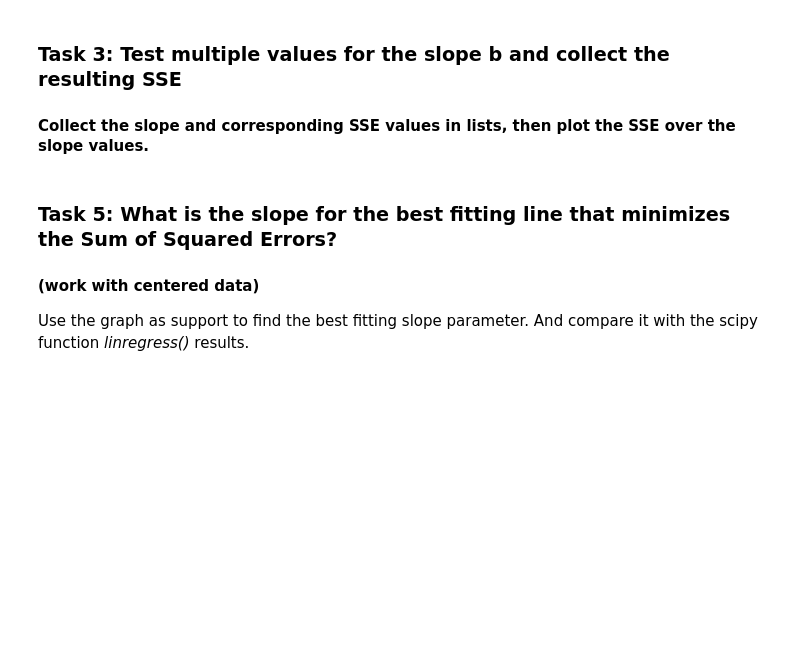
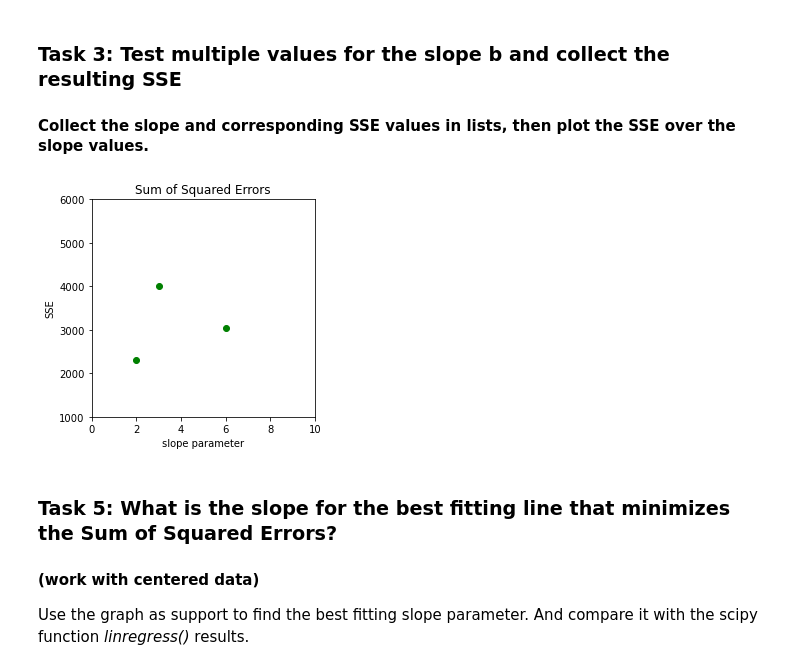
Before and after one commit to oet808/ATMENV315, a Jupyter notebook: unit7/1_fitting_linear_regression_line_not_interactive.ipynb, the cells around one changed output. Drawn from its saved outputs; the diff is of its cells as text; code cells hidden in the pictures; blank space fills up the shorter version.

```diff
--- a/unit7/1_fitting_linear_regression_line_not_interactive.ipynb
+++ b/unit7/1_fitting_linear_regression_line_not_interactive.ipynb
@@ -172,19 +211,22 @@ plt.show()
 ### Task 3: Test multiple values for the slope b and collect the resulting SSE
 #### Collect the slope and corresponding SSE values in lists, then plot the SSE over the slope values.
 # %%
-sse_list = [2300, 4000] # example values
-slope_list= [ 2, 3] # example values
+slope_list= [ 2, 3, 6] # example values
+sse_list = [2300, 4000, 3032] # example values
+
 min_slope,max_slope=0,10
 min_sse,max_sse = 1000, 6000
 
 fig,ax = plt.subplots(1,1,figsize=(4,4))
 ax.set_ylim([min_sse,max_sse])
 ax.set_xlim([min_slope,max_slope])
 ax.set_xlabel("slope parameter")
 ax.set_ylabel("SSE")
 ax.plot(slope_list,sse_list,'o',color='green')
 plt.title("Sum of Squared Errors")
 plt.show()
+# %% [output]
+[figure, added]
 # %% [markdown]
 ### Task 5: What is the slope for the best fitting line  that minimizes the Sum of Squared Errors?
 #### (work with centered data)
```
Also changed, not shown: parts of 9 cells of this notebook.
